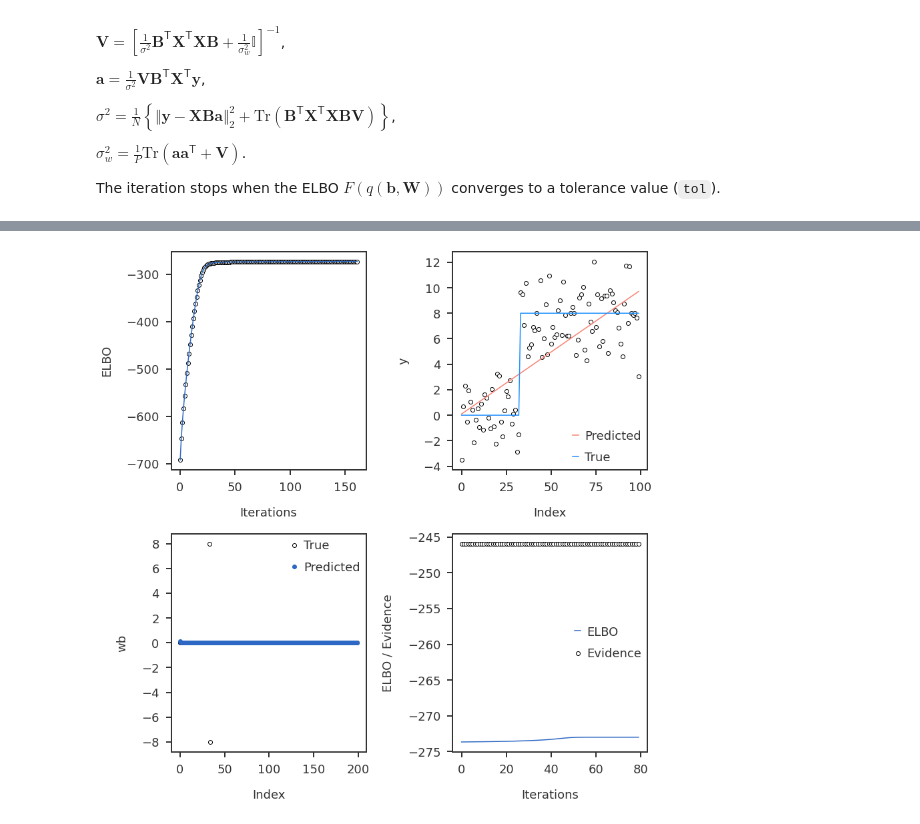
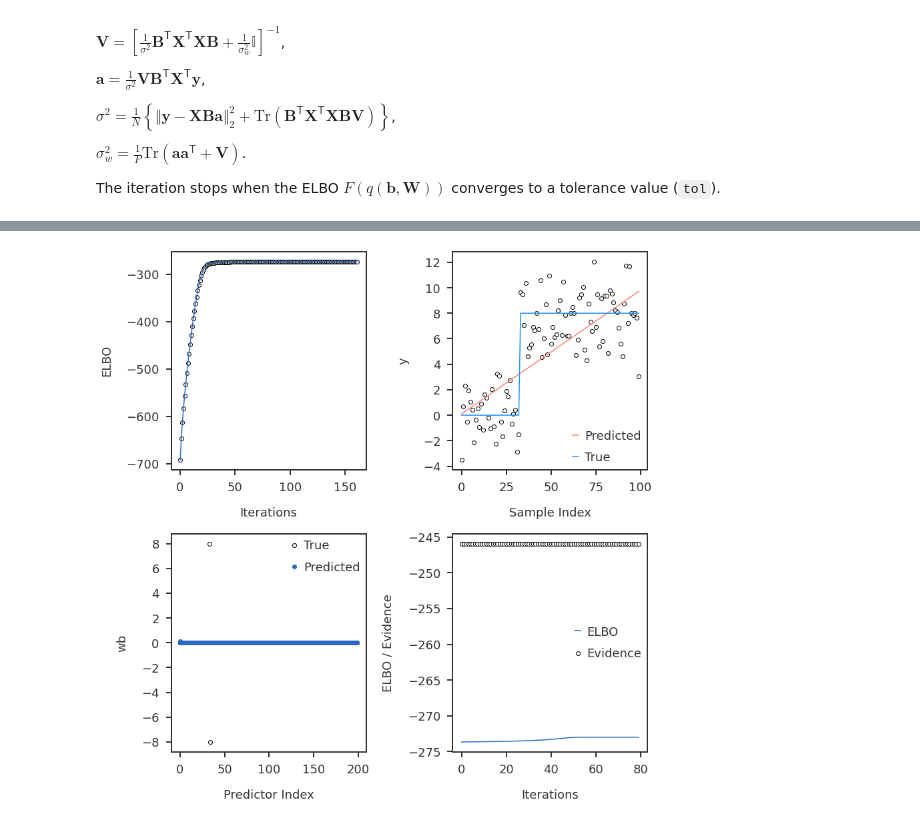
Before and after one commit to banskt/iridge-notes, a Jupyter notebook: _notebooks/2020-12-30-ebmr-with-product-of-coefficients.ipynb, the cells around one changed output, grey strips where cells are left out. Cells and saved outputs as stored; diff of their text form; code cells hidden in the pictures.

```diff
--- a/_notebooks/2020-12-30-ebmr-with-product-of-coefficients.ipynb
+++ b/_notebooks/2020-12-30-ebmr-with-product-of-coefficients.ipynb
@@ -792,33 +792,33 @@ ax1 = fig.add_subplot(221)
 ax2 = fig.add_subplot(222)
 ax3 = fig.add_subplot(223)
 ax4 = fig.add_subplot(224)
 
 ax1.scatter(np.arange(niter-1), elbo_path[2:], edgecolor = 'black', facecolor='white')
 ax1.plot(np.arange(niter-1), elbo_path[2:])
 ax1.set_xlabel("Iterations")
 ax1.set_ylabel("ELBO")
 
 ax2.scatter(np.arange(n), y, edgecolor = 'black', facecolor='white')
 ax2.plot(np.arange(n), ypred, color = 'salmon', label="Predicted")
 ax2.plot(np.arange(n), np.dot(X, btrue), color = 'dodgerblue', label="True")
 ax2.legend()
-ax2.set_xlabel("Index")
+ax2.set_xlabel("Sample Index")
 ax2.set_ylabel("y")
 
 ax3.scatter(np.arange(p), btrue, edgecolor = 'black', facecolor='white', label="True")
 ax3.scatter(np.arange(p), bpred, label="Predicted")
 ax3.legend()
-ax3.set_xlabel("Index")
+ax3.set_xlabel("Predictor Index")
 ax3.set_ylabel("wb")
 
 nstep = min(80, niter - 2)
 ax4.scatter(np.arange(nstep), mll_path[-nstep:], edgecolor = 'black', facecolor='white', label="Evidence")
 ax4.plot(np.arange(nstep), elbo_path[-nstep:], label="ELBO")
 ax4.legend()
 ax4.set_xlabel("Iterations")
 ax4.set_ylabel("ELBO / Evidence")
 
 plt.tight_layout()
 plt.show()
 # %% [output]
-[figure, old version]
+[figure, new version]
```
Also changed, not shown: parts of 2 cells of this notebook, 2 other files.
